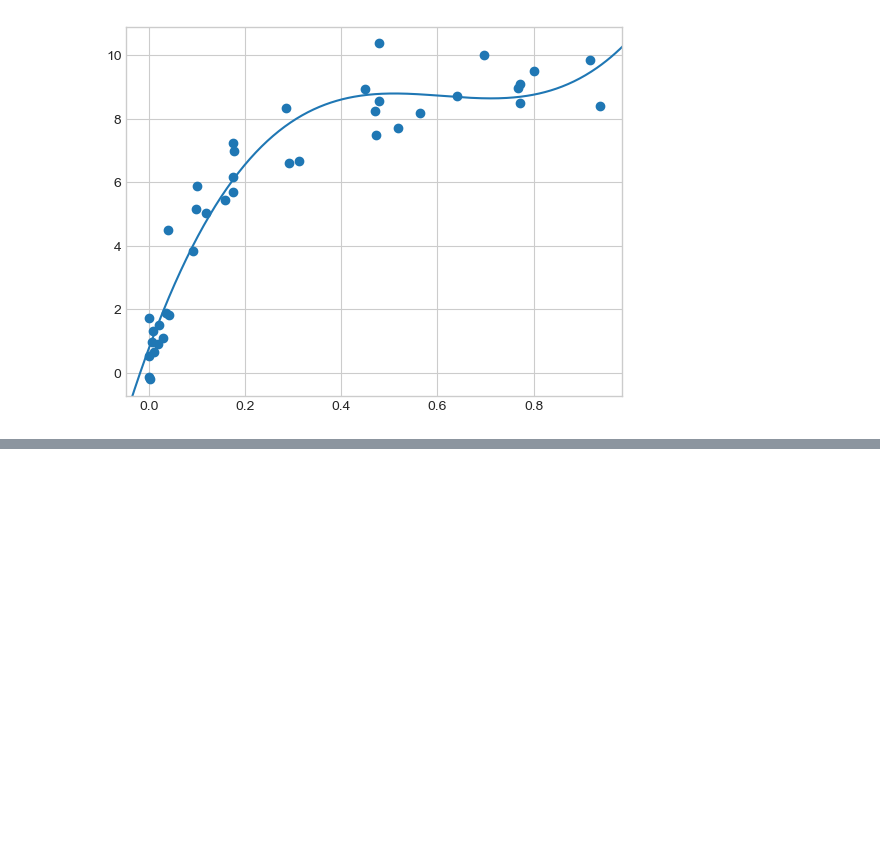
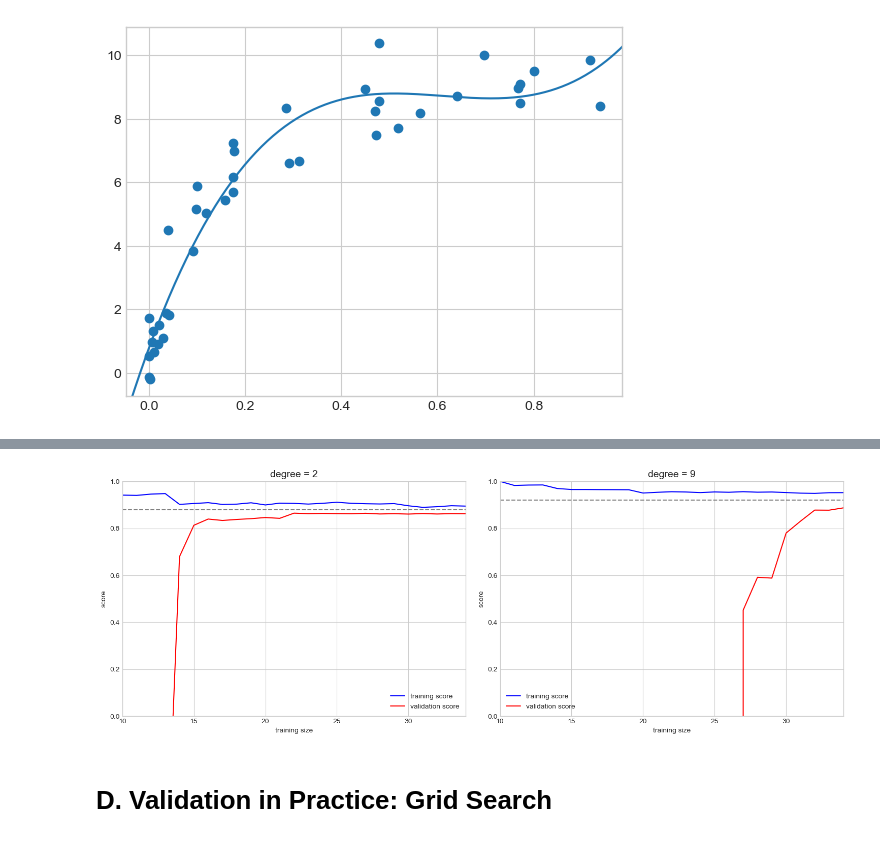
Before and after one commit to Spin8Cycle/ds-proj-remote, a Jupyter notebook: PDSHEx/ml_sklearn_notes/ml_sklearn_hyperparameters_and_model_validation.ipynb, the cells around one changed output, grey strips where cells are left out. Drawn from its saved outputs; the diff is of its cells as text; code cells hidden in the pictures; blank space fills up the shorter version.

```diff
--- a/PDSHEx/ml_sklearn_notes/ml_sklearn_hyperparameters_and_model_validation.ipynb
+++ b/PDSHEx/ml_sklearn_notes/ml_sklearn_hyperparameters_and_model_validation.ipynb
@@ -173,0 +218,24 @@ plt.axis(lim);
+# %%
+from sklearn.model_selection import learning_curve
+
+fig, ax = plt.subplots(1, 2, figsize=(16, 6))
+fig.subplots_adjust(left=0.0625, right=0.95, wspace=0.1)
+
+for i, degree in enumerate([2, 9]):
+    N, train_lc, val_lc = learning_curve(
+                            PolynomialRegression(degree), X, y, cv=7,
+                            train_sizes=np.linspace(0.3, 1, 25))
+
+    ax[i].plot(N, np.mean(train_lc, 1),color='blue', label='training score')
+    ax[i].plot(N, np.mean(val_lc, 1),color='red', label='validation score')
+    ax[i].hlines(np.mean([train_lc[-1], val_lc[-1]]), N[0],N[-1], color='gray', linestyle='dashed')
+    ax[i].set_ylim(0, 1)
+    ax[i].set_xlim(N[0], N[-1])
+    ax[i].set_xlabel('training size')
+    ax[i].set_ylabel('score')
+    ax[i].set_title('degree = {0}'.format(degree), size=14)
+    ax[i].legend(loc='best')
+# %% [output]
+[figure, added]
+# %% [markdown]
+# D. Validation in Practice: Grid Search
```
Also changed, not shown: parts of 7 cells of this notebook, 1 other file.
